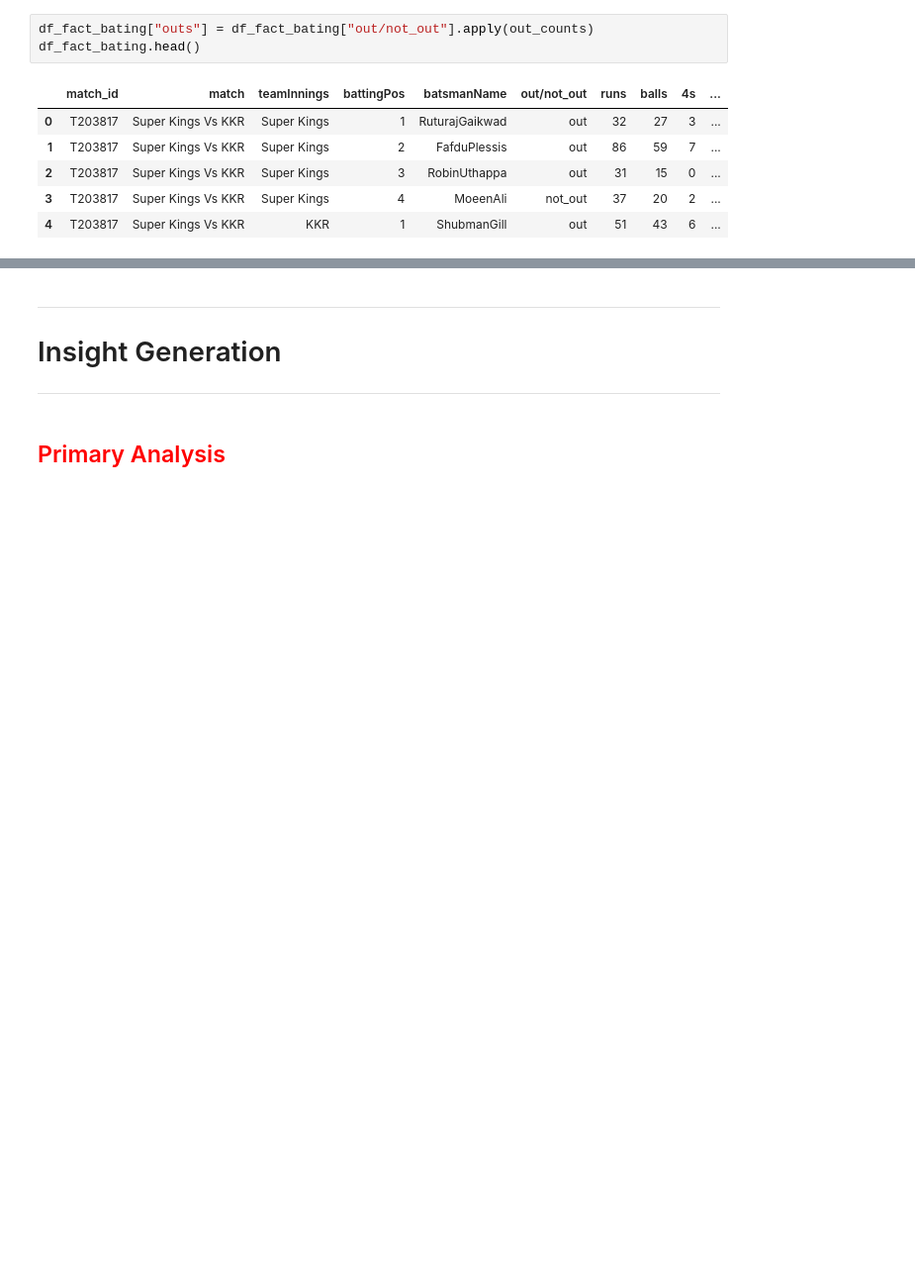
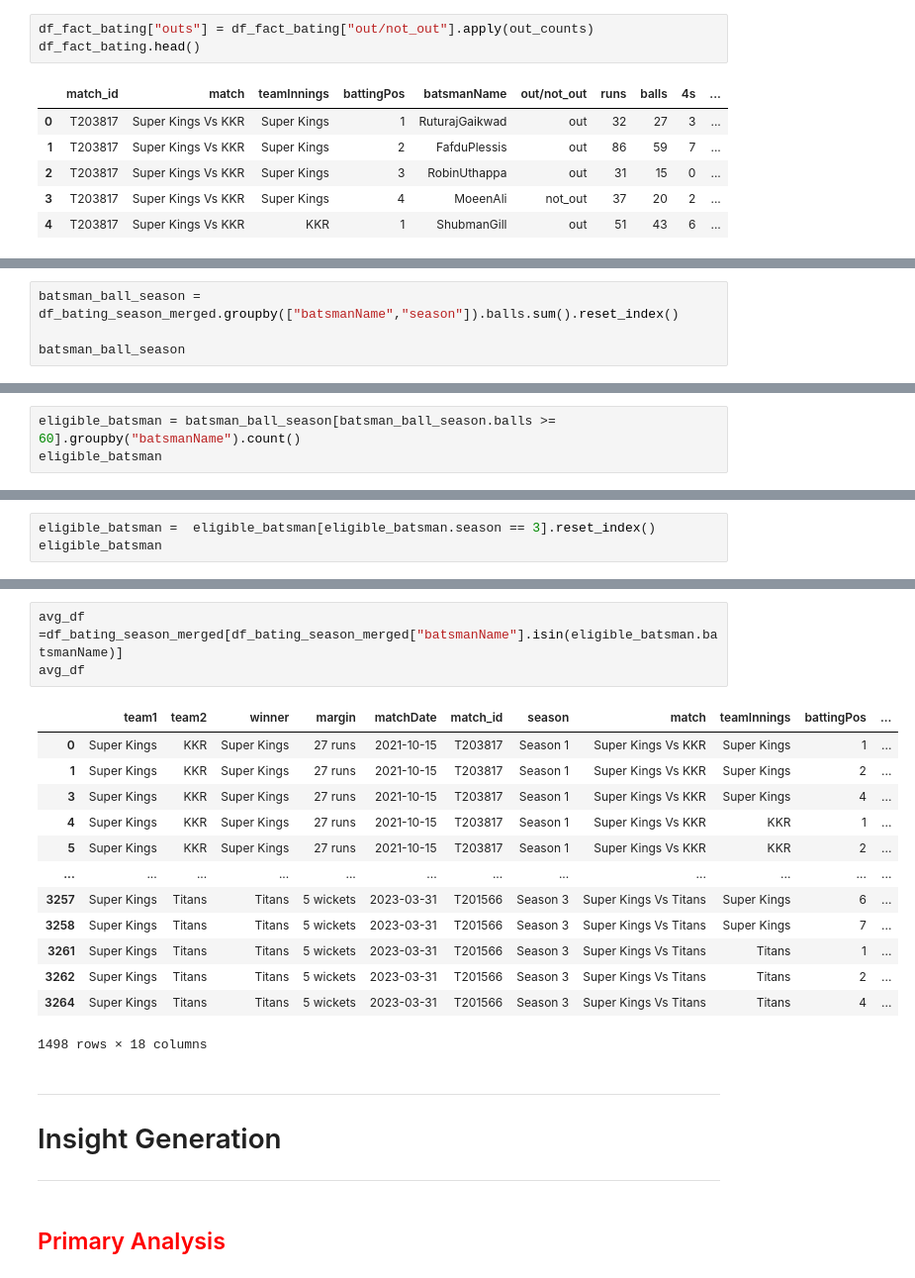
Before and after one commit to Gani25/python_weekdays_b1, a Jupyter notebook: projects/IPL Analysis.ipynb, the cells around one changed output, grey strips where cells are left out. Shown at 99% size. Cells and saved outputs as stored; diff of their text form; blank space fills up the shorter version.

```diff
--- a/projects/IPL Analysis.ipynb
+++ b/projects/IPL Analysis.ipynb
@@ -332,0 +397,4 @@ df_fact_bating.head()
+# %%
+batsman_ball_season = df_bating_season_merged.groupby(["batsmanName","season"]).balls.sum().reset_index()
+
+batsman_ball_season
@@ -332,0 +415,3 @@ df_fact_bating.head()
+# %%
+eligible_batsman = batsman_ball_season[batsman_ball_season.balls >= 60].groupby("batsmanName").count()
+eligible_batsman
@@ -332,0 +433,3 @@ df_fact_bating.head()
+# %%
+eligible_batsman =  eligible_batsman[eligible_batsman.season == 3].reset_index()
+eligible_batsman
@@ -333,3 +454,20 @@ df_fact_bating.head()
+# %%
+avg_df =df_bating_season_merged[df_bating_season_merged["batsmanName"].isin(eligible_batsman.batsmanName)]
+avg_df
+# %% [output]
+|  | team1 | team2 | winner | margin | matchDate | match_id | season | match | teamInnings | battingPos | ... |
+| 0 | Super Kings | KKR | Super Kings | 27 runs | 2021-10-15 | T203817 | Season 1 | Super Kings Vs KKR | Super Kings | 1 | ... |
+| 1 | Super Kings | KKR | Super Kings | 27 runs | 2021-10-15 | T203817 | Season 1 | Super Kings Vs KKR | Super Kings | 2 | ... |
+| 3 | Super Kings | KKR | Super Kings | 27 runs | 2021-10-15 | T203817 | Season 1 | Super Kings Vs KKR | Super Kings | 4 | ... |
+| 4 | Super Kings | KKR | Super Kings | 27 runs | 2021-10-15 | T203817 | Season 1 | Super Kings Vs KKR | KKR | 1 | ... |
+| 5 | Super Kings | KKR | Super Kings | 27 runs | 2021-10-15 | T203817 | Season 1 | Super Kings Vs KKR | KKR | 2 | ... |
+| ... | ... | ... | ... | ... | ... | ... | ... | ... | ... | ... | ... |
+| 3257 | Super Kings | Titans | Titans | 5 wickets | 2023-03-31 | T201566 | Season 3 | Super Kings Vs Titans | Super Kings | 6 | ... |
+| 3258 | Super Kings | Titans | Titans | 5 wickets | 2023-03-31 | T201566 | Season 3 | Super Kings Vs Titans | Super Kings | 7 | ... |
+| 3261 | Super Kings | Titans | Titans | 5 wickets | 2023-03-31 | T201566 | Season 3 | Super Kings Vs Titans | Titans | 1 | ... |
+| 3262 | Super Kings | Titans | Titans | 5 wickets | 2023-03-31 | T201566 | Season 3 | Super Kings Vs Titans | Titans | 2 | ... |
+| 3264 | Super Kings | Titans | Titans | 5 wickets | 2023-03-31 | T201566 | Season 3 | Super Kings Vs Titans | Titans | 4 | ... |
+1498 rows × 18 columns
 # %% [markdown]
 <hr>
 <h1>Insight Generation</h1>
```
Also changed, not shown: parts of 9 cells of this notebook.
